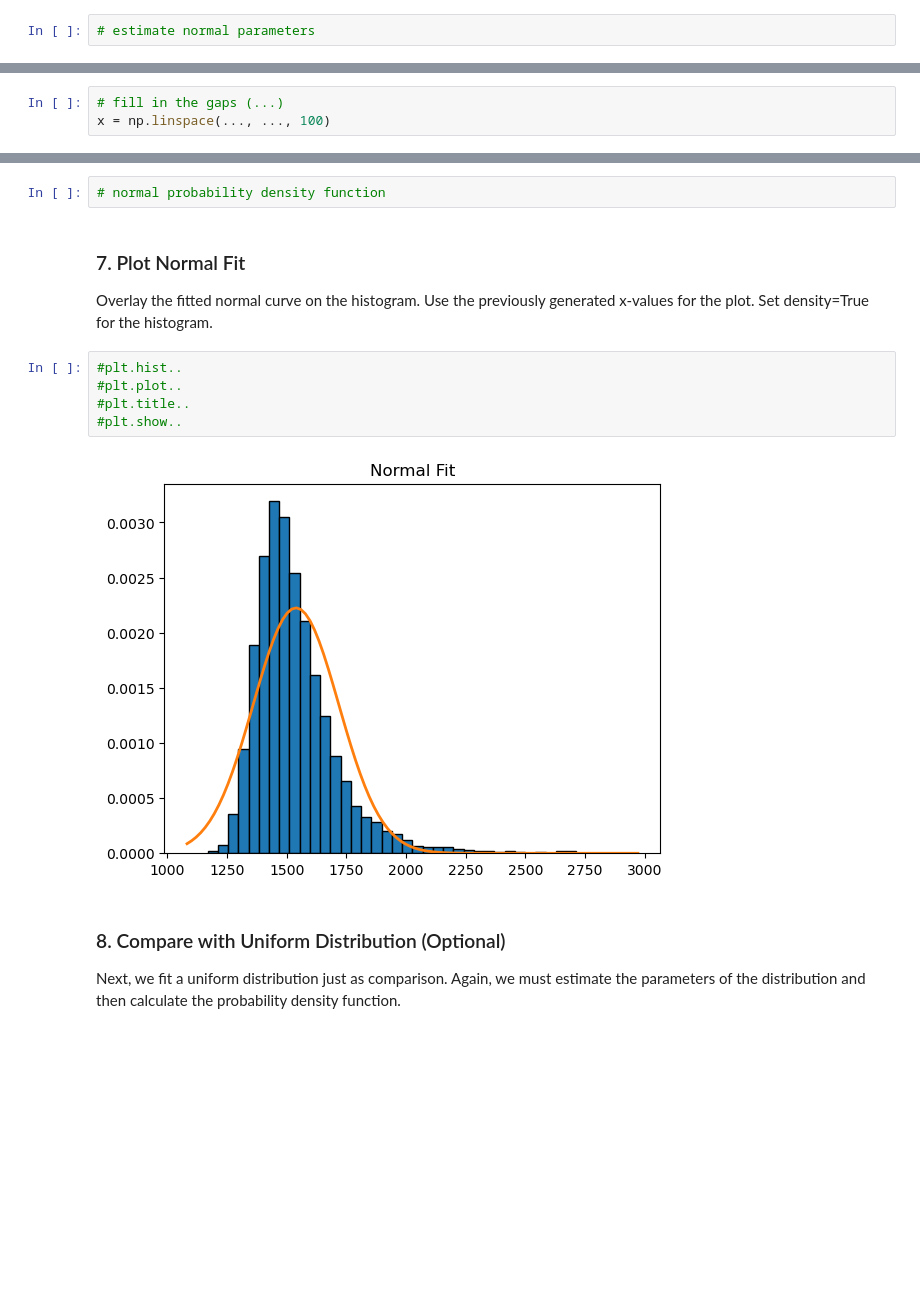
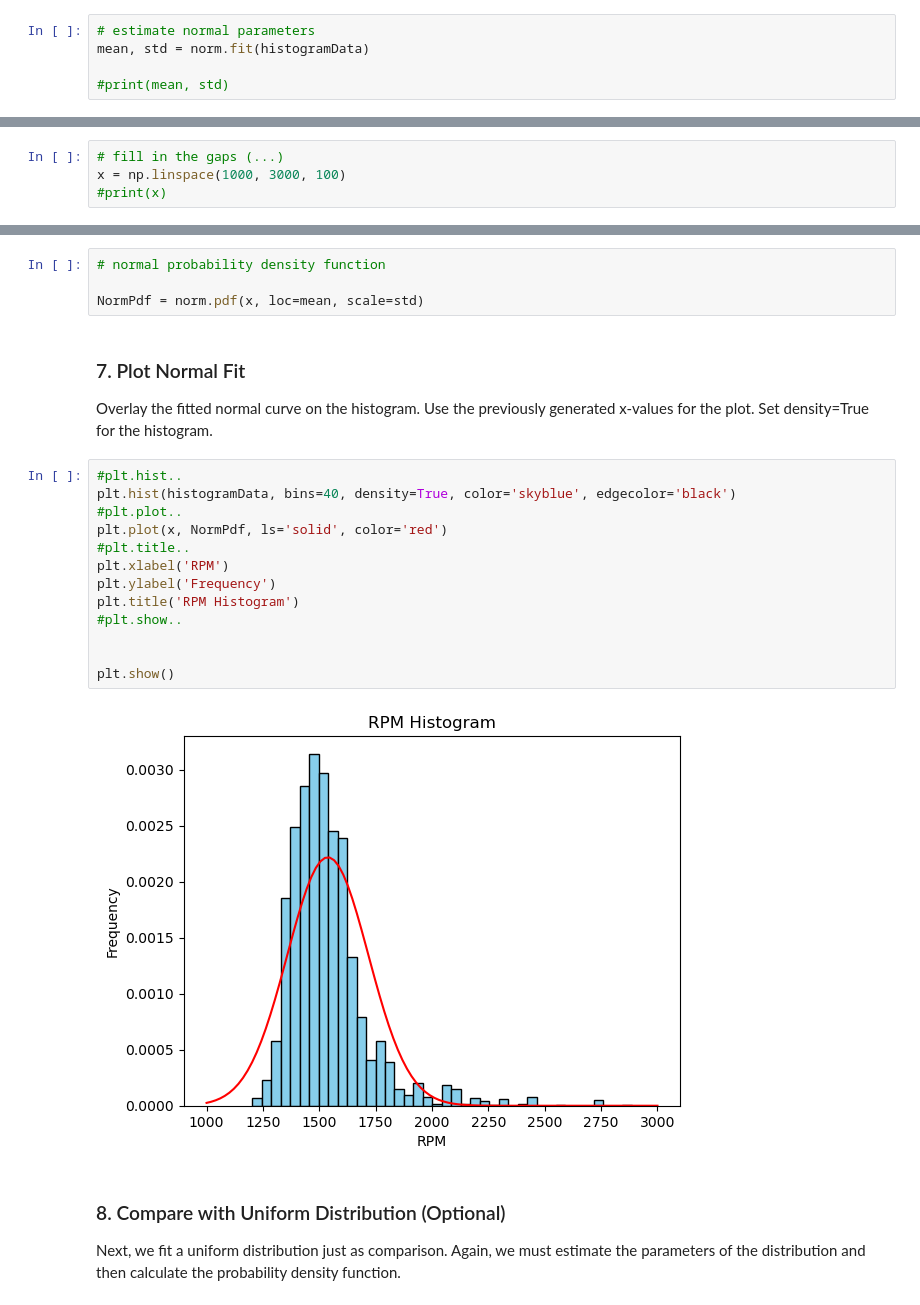
Before and after one commit to MathijsCok/Toegepaste_AI, a Jupyter notebook: Week2_Probability_Distributions_Exercise.ipynb, the cells around one changed output, grey strips where cells are left out. Drawn from its saved outputs; the diff is of its cells as text; blank space fills up the shorter version.

```diff
--- a/Week2_Probability_Distributions_Exercise.ipynb
+++ b/Week2_Probability_Distributions_Exercise.ipynb
@@ -93,27 +91,41 @@ In the next steps, we want to fit two distributions to the rotational speed data
 First, we start with the normal distribution and estimate the normal parameters mean and std. You can use norm.fit from Scipy for this. You can find more information [here](https://docs.scipy.org/doc/scipy/reference/generated/scipy.stats.norm.html).
 # %%
 # estimate normal parameters
+mean, std = norm.fit(histogramData)
+
+#print(mean, std)
 # %% [markdown]
 ### 5. X-values
 Create a smooth grid of 100 x-values across the x-axis limits from the histogram you captured in step 3. Fill in the gaps (...) to complete the code.
 # %%
 # fill in the gaps (...)
-x = np.linspace(..., ..., 100)
+x = np.linspace(1000, 3000, 100)
+#print(x)
 # %% [markdown]
 ### 6. Probability density function
 Create a fitted normal PDF (Probability density function) on that grid using the estimated normal parameters. You can look up and use norm.pdf for this.
 # %%
 # normal probability density function
+
+NormPdf = norm.pdf(x, loc=mean, scale=std)
 # %% [markdown]
 ### 7. Plot Normal Fit
 Overlay the fitted normal curve on the histogram. Use the previously generated x-values for the plot. Set density=True for the histogram.
 # %%
 #plt.hist..
+plt.hist(histogramData, bins=40, density=True, color='skyblue', edgecolor='black')
 #plt.plot..
+plt.plot(x, NormPdf, ls='solid', color='red')
 #plt.title..
+plt.xlabel('RPM')
+plt.ylabel('Frequency')
+plt.title('RPM Histogram')
 #plt.show..
+
+
+plt.show()
 # %% [output]
-[figure, old version]
+[figure, new version]
 # %% [markdown]
 ### 8. Compare with Uniform Distribution (Optional)
 Next, we fit a uniform distribution just as comparison. Again, we must estimate the parameters of the distribution and then calculate the probability density function.
```
Also changed, not shown: parts of 4 cells of this notebook, 1 other file.
